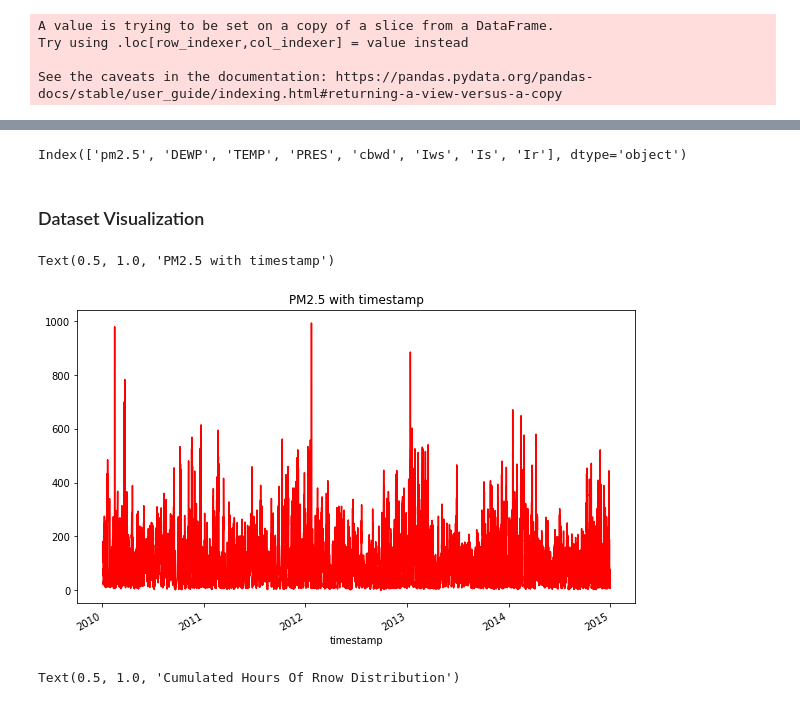
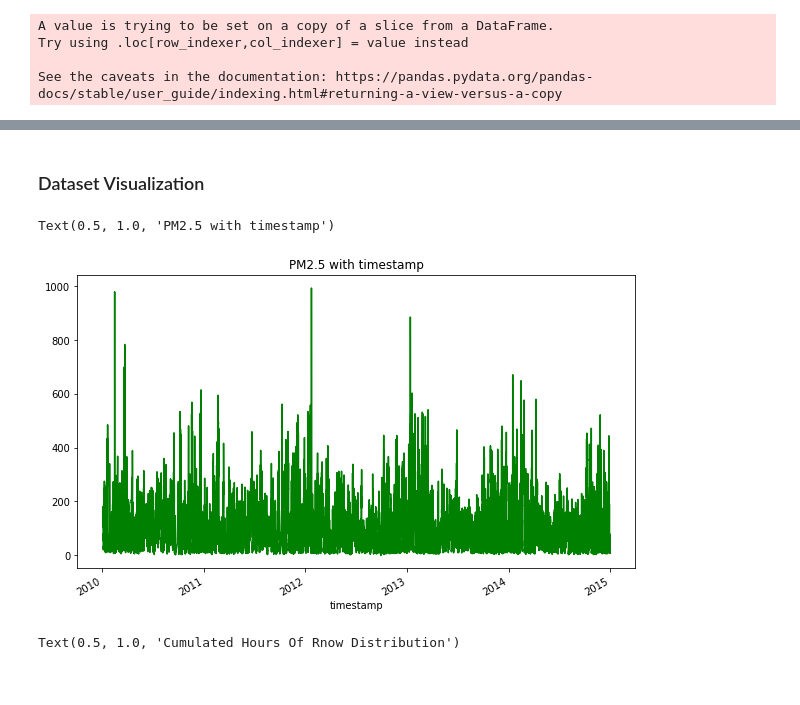
Before and after one commit to vincentsun870530/COMP432_Anomaly_Detection, a Jupyter notebook: comp432.ipynb, the cells around one changed output, grey strips where cells are left out. Drawn from its saved outputs; the diff is of its cells as text; code cells hidden in the pictures.

```diff
--- a/comp432.ipynb
+++ b/comp432.ipynb
@@ -83,15 +76,11 @@ data
-# %%
-data.columns
-# %% [output]
-Index(['pm2.5', 'DEWP', 'TEMP', 'PRES', 'cbwd', 'Iws', 'Is', 'Ir'], dtype='object')
 # %% [markdown]
 ### Dataset Visualization
 # %%
-data['pm2.5'].plot(kind='line',color='red')
+data['pm2.5'].plot(kind='line',color='green')
 plt.title("PM2.5 with timestamp")
 # %% [output]
 Text(0.5, 1.0, 'PM2.5 with timestamp')
-[figure, old version]
+[figure, new version]
 # %%
 plt.figure(figsize=(18,10))
 plt.subplot(2, 4, 1)
```
Also changed, not shown: parts of 25 cells of this notebook, 1 other file.
